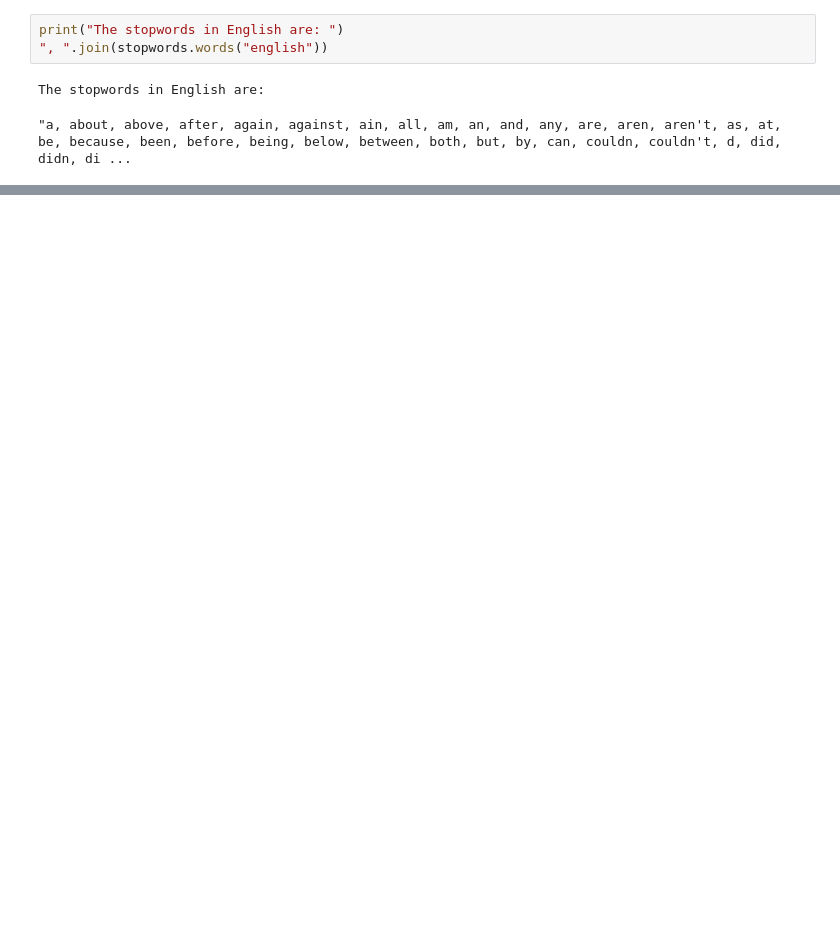
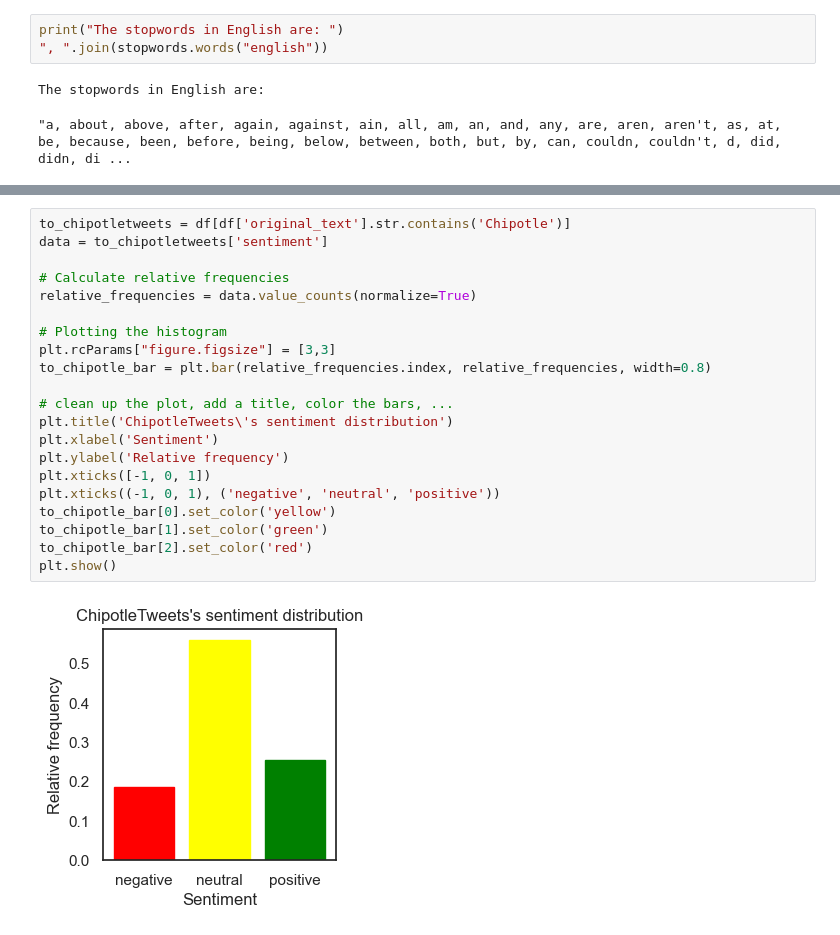
Before and after one commit to Najiyya123/twitter-sentiment-analysis-nlp, a Jupyter notebook: sentiment analysis.ipynb, the cells around one changed output, grey strips where cells are left out. Cells and saved outputs as stored; diff of their text form; blank space fills up the shorter version.

```diff
--- a/sentiment analysis.ipynb
+++ b/sentiment analysis.ipynb
@@ -224,0 +556,23 @@ The stopwords in English are:
+# %%
+to_chipotletweets = df[df['original_text'].str.contains('Chipotle')]
+data = to_chipotletweets['sentiment']
+
+# Calculate relative frequencies
+relative_frequencies = data.value_counts(normalize=True)
+
+# Plotting the histogram
+plt.rcParams["figure.figsize"] = [3,3]
+to_chipotle_bar = plt.bar(relative_frequencies.index, relative_frequencies, width=0.8)
+
+# clean up the plot, add a title, color the bars, ...
+plt.title('ChipotleTweets\'s sentiment distribution')
+plt.xlabel('Sentiment')
+plt.ylabel('Relative frequency')
+plt.xticks([-1, 0, 1])
+plt.xticks((-1, 0, 1), ('negative', 'neutral', 'positive'))
+to_chipotle_bar[0].set_color('yellow')
+to_chipotle_bar[1].set_color('green')
+to_chipotle_bar[2].set_color('red')
+plt.show()
+# %% [output]
+[figure, added]
```
Also changed, not shown: parts of 29 cells of this notebook.
